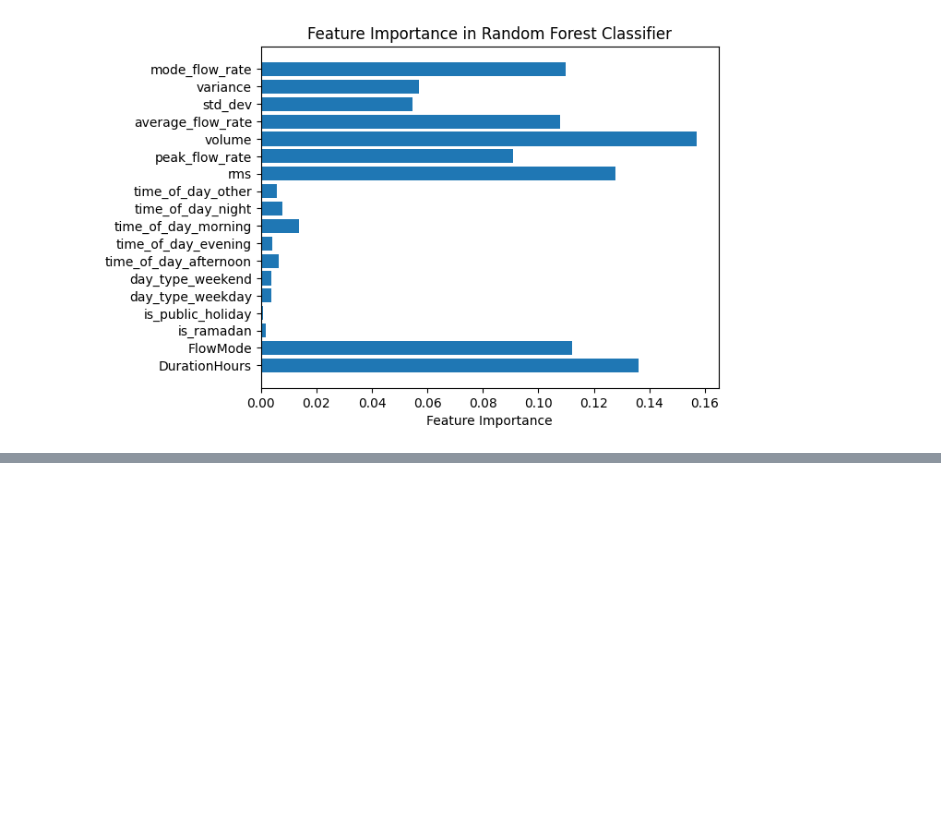
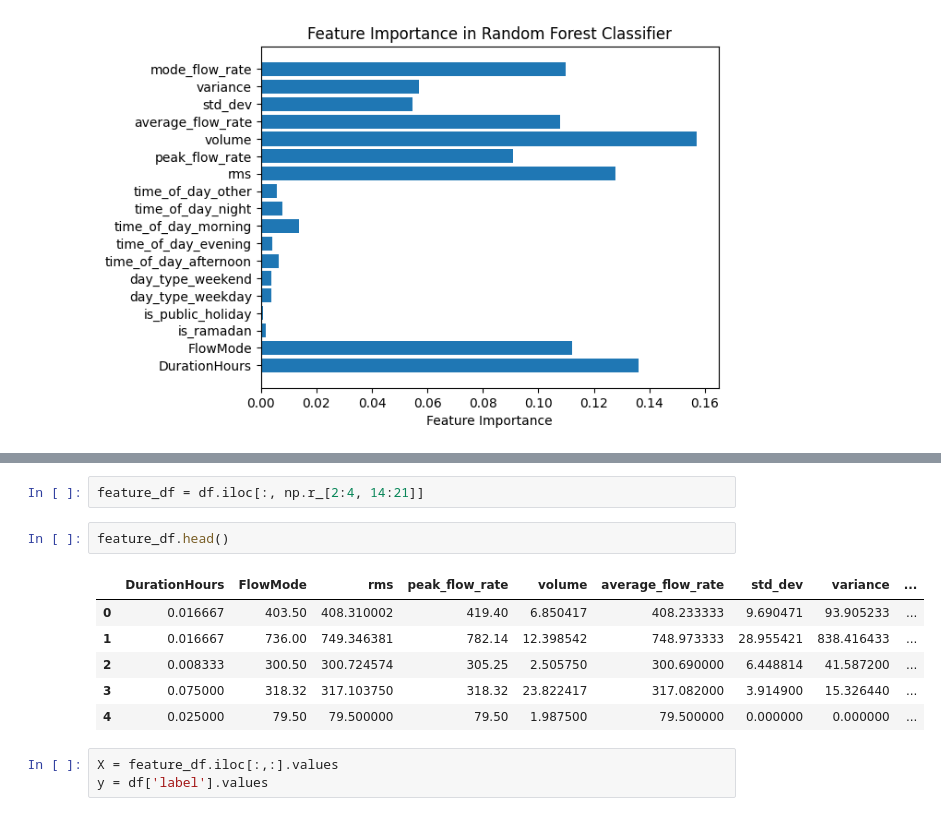
Before and after one commit to jahez07/learningAi, a Jupyter notebook: eventClassifier/randomForest.ipynb, the cells around one changed output, grey strips where cells are left out. Saved outputs shown, nothing was run; the diff lists cells and outputs as text; blank space fills up the shorter version.

```diff
--- a/eventClassifier/randomForest.ipynb
+++ b/eventClassifier/randomForest.ipynb
@@ -184,0 +200,14 @@ plt.show()
+# %%
+feature_df = df.iloc[:, np.r_[2:4, 14:21]]
+# %%
+feature_df.head()
+# %% [output]
+|  | DurationHours | FlowMode | rms | peak_flow_rate | volume | average_flow_rate | std_dev | variance | ... |
+| 0 | 0.016667 | 403.50 | 408.310002 | 419.40 | 6.850417 | 408.233333 | 9.690471 | 93.905233 | ... |
+| 1 | 0.016667 | 736.00 | 749.346381 | 782.14 | 12.398542 | 748.973333 | 28.955421 | 838.416433 | ... |
+| 2 | 0.008333 | 300.50 | 300.724574 | 305.25 | 2.505750 | 300.690000 | 6.448814 | 41.587200 | ... |
+| 3 | 0.075000 | 318.32 | 317.103750 | 318.32 | 23.822417 | 317.082000 | 3.914900 | 15.326440 | ... |
+| 4 | 0.025000 | 79.50 | 79.500000 | 79.50 | 1.987500 | 79.500000 | 0.000000 | 0.000000 | ... |
+# %%
+X = feature_df.iloc[:,:].values
+y = df['label'].values
```
Also changed, not shown: parts of 23 cells of this notebook.
